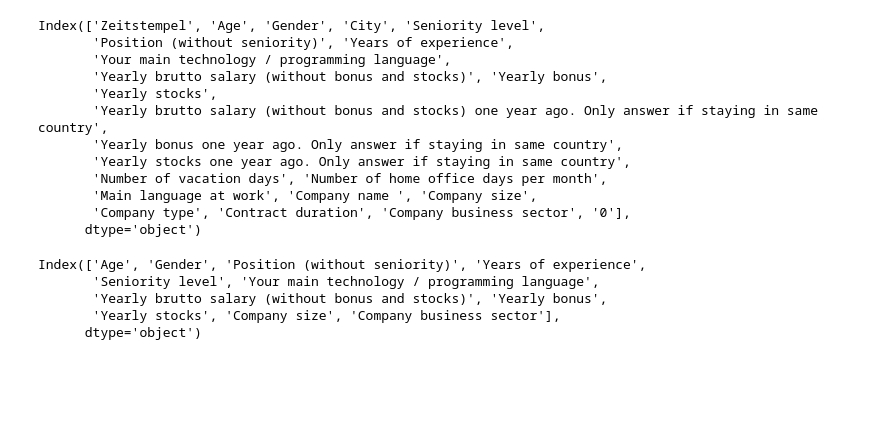
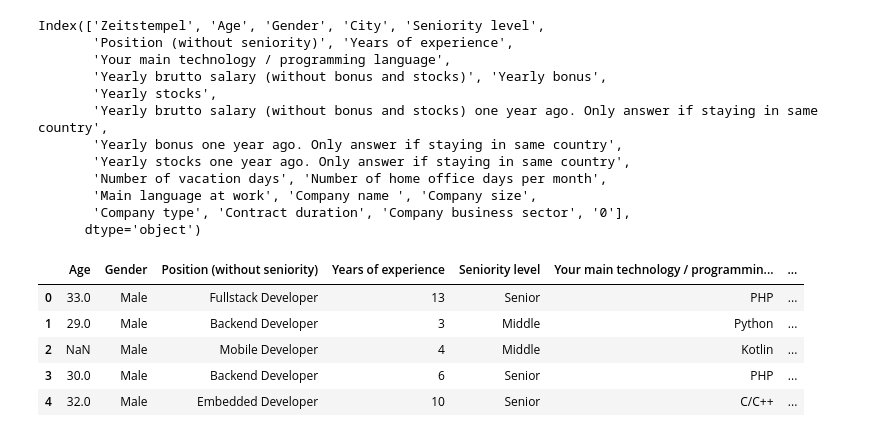
Before and after one commit to tlsiah/Salary-Prediction-model, a Jupyter notebook: Data Preprocessing & EDA.ipynb, the cells around one changed output. Saved outputs shown, nothing was run; the diff lists cells and outputs as text; code cells hidden in the pictures; blank space fills up the shorter version.

```diff
--- a/Data Preprocessing & EDA.ipynb
+++ b/Data Preprocessing & EDA.ipynb
@@ -93,15 +97,24 @@ Index(['Zeitstempel', 'Age', 'Gender', 'City', 'Seniority level',
        'Company type', 'Сontract duration', 'Company business sector', '0'],
       dtype='object')
 # %%
+# replace nan values with 0, so that we can sum bonus and stock
+df_19['Yearly bonus'] = df_19['Yearly bonus'].fillna(0)
+df_19['Yearly stocks'] = df_19['Yearly stocks'].fillna(0)
+
+# add bonus and stocks cols
+# for same no. of cols as 2020 data, so that we can concat
+df_19['Yearly bonus'] = df_19['Yearly bonus'].astype(int) + df_19['Yearly stocks'].astype(int)
+
 df_19 = df_19.loc[:, ['Age', 'Gender', 'Position (without seniority)', 'Years of experience', 'Seniority level', 'Your main technology / programming language',
                  'Yearly brutto salary (without bonus and stocks)',
-                   'Yearly bonus', 'Yearly stocks', 'Company size', 'Company business sector']]
-df_19.columns
+                   'Yearly bonus', 'Company size']]
+df_19.head()
 # %% [output]
-Index(['Age', 'Gender', 'Position (without seniority)', 'Years of experience',
-       'Seniority level', 'Your main technology / programming language',
-       'Yearly brutto salary (without bonus and stocks)', 'Yearly bonus',
-       'Yearly stocks', 'Company size', 'Company business sector'],
-      dtype='object')
+|  | Age | Gender | Position (without seniority) | Years of experience | Seniority level | Your main technology / programmin... | ... |
+| 0 | 33.0 | Male | Fullstack Developer | 13 | Senior | PHP | ... |
+| 1 | 29.0 | Male | Backend Developer | 3 | Middle | Python | ... |
+| 2 | NaN | Male | Mobile Developer | 4 | Middle | Kotlin | ... |
+| 3 | 30.0 | Male | Backend Developer | 6 | Senior | PHP | ... |
+| 4 | 32.0 | Male | Embedded Developer | 10 | Senior | C/C++ | ... |
 # %%
 # use concat method to combine both datasets
```
Also changed, not shown: parts of 1 cell of this notebook.
